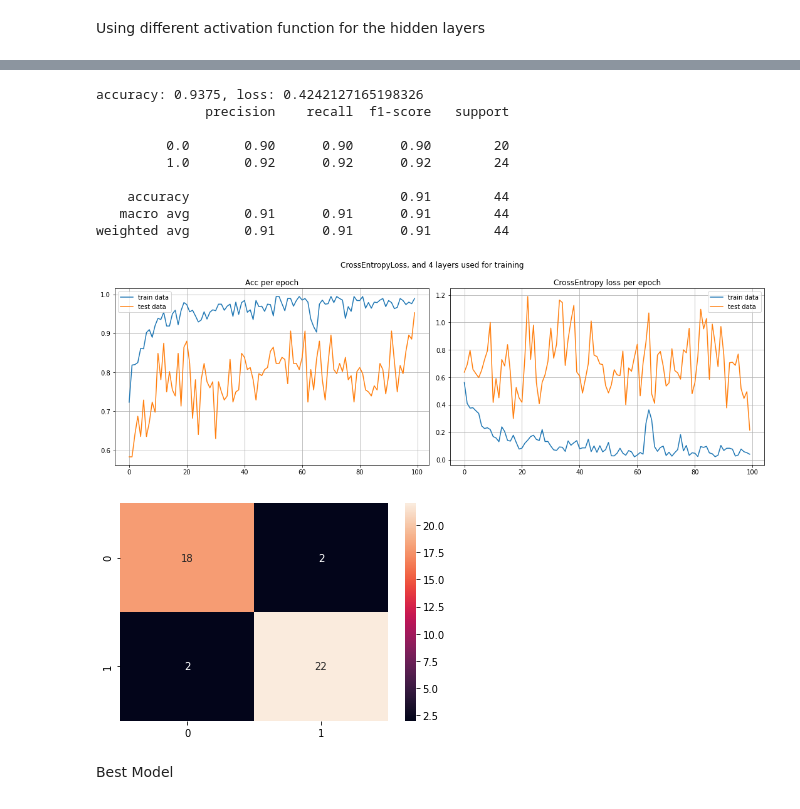
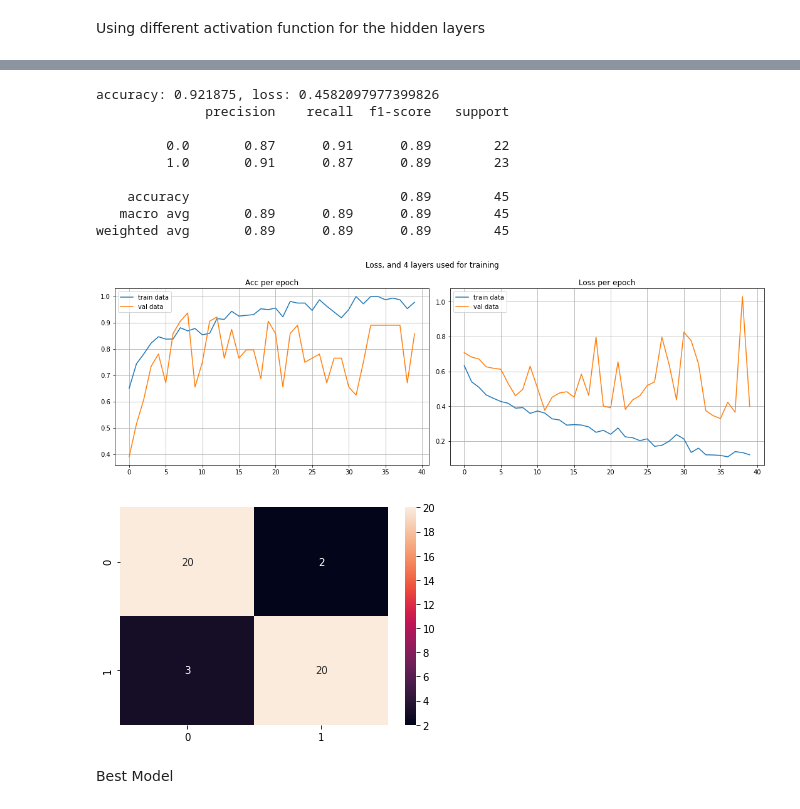
Before and after one commit to zhpinkman/object-detection-sonar, a Jupyter notebook: sonar-classification.ipynb, the cells around one changed output, grey strips where cells are left out. Saved outputs shown, nothing was run; the diff lists cells and outputs as text; code cells hidden in the pictures.

```diff
--- a/sonar-classification.ipynb
+++ b/sonar-classification.ipynb
@@ -96,7 +98,7 @@ class Classifier_nn(nn.Module):
     def forward(self, x):
         for i in range(self.n_layers):
             if i != 0:
-                x = self.bcs[i](nn.Dropout(.05)(self.activation_function(self.fcs[i](x))))
+                x = self.bcs[i](self.activation_function(self.fcs[i](x)))
             else:
                 x = self.bcs[i](self.activation_function(self.fcs[i](x)))
         x = self.fcs[self.n_layers](x)
@@ -165,19 +162,25 @@ def plot_losses(epochs_acc, epochs_loss, epochs_acc_test, epochs_loss_test, titl
     fig, axs = plt.subplots(1, 2, figsize=(15, 5))
     fig.suptitle(title)
     sns.lineplot(data=epochs_acc, label='train data', ax=axs[0])
-    sns.lineplot(data=epochs_acc_test, label='test data', ax=axs[0])
+    sns.lineplot(data=epochs_acc_test, label='val data', ax=axs[0])
     axs[0].grid()
     axs[0].set_title('Acc per epoch')
     sns.lineplot(data=epochs_loss, label='train data', ax=axs[1])
-    sns.lineplot(data=epochs_loss_test, label='test data', ax=axs[1])
+    sns.lineplot(data=epochs_loss_test, label='val data', ax=axs[1])
     axs[1].grid()
-    axs[1].set_title('CrossEntropy loss per epoch')
+    axs[1].set_title('Loss per epoch')
     plt.tight_layout()
 # %%
+from sklearn.model_selection import train_test_split
 def test_model(df, input_size, n_layers, hidden_size, activation_function, output_size, lr, n_epochs, batch_size):
     df = df.copy()
-    train_df = df.sample(frac=.8)
-    test_df = df.drop(train_df.index)
+    y = df.pop(60)
+    X = df
+    X_train, X_test, y_train, y_test = train_test_split(X, y, stratify=y, shuffle=True, test_size=.2)
+    X_train, X_val, y_train, y_val = train_test_split(X_train, y_train, stratify=y_train, shuffle=True, test_size=.2)
+    train_df = pd.concat([X_train, y_train], axis=1)
+    val_df = pd.concat([X_val, y_val], axis=1)
+    test_df = pd.concat([X_test, y_test], axis=1)
     train_loader = to_dataloader(
         df=train_df,
         target_col=60,
@@ -185,6 +188,11 @@ def test_model(df, input_size, n_layers, hidden_size, activation_function, outpu
     )
     test_loader = to_dataloader(
         df=test_df,
+        target_col=60,
+        batch_size=batch_size
+    )
+    val_loader = to_dataloader(
+        df=val_df,
         target_col=60,
         batch_size=batch_size
     )
@@ -198,10 +206,10 @@ def test_model(df, input_size, n_layers, hidden_size, activation_function, outpu
 
     criterion = nn.BCEWithLogitsLoss()
     optimizer = optim.Adam(model.parameters(), lr)
-    epochs_acc, epochs_loss, epochs_acc_test, epochs_loss_test = train(
+    epochs_acc, epochs_loss, epochs_acc_val, epochs_loss_val = train(
         model,
         train_loader,
-        test_loader,
+        val_loader,
         criterion,
         optimizer,
         n_epochs
@@ -209,10 +217,18 @@ def test_model(df, input_size, n_layers, hidden_size, activation_function, outpu
     plot_losses(
         epochs_acc,
         epochs_loss,
-        epochs_acc_test,
-        epochs_loss_test,
-        'CrossEntropyLoss, and {} layers used for training'.format(str(len(hidden_size)))
+        epochs_acc_val,
+        epochs_loss_val,
+        'Loss, and {} layers used for training'.format(str(len(hidden_size)))
     )
+    model = Classifier_nn(
+        input_size=input_size,
+        hidden_size=hidden_size,
+        n_layers=n_layers,
+        output_size=output_size,
+        activation_function=activation_function
+    )
+    model.load_state_dict(torch.load('model.pt'))
     _, _, outputs_agg, targets_agg = check_accuracy(model, test_loader, criterion, True)
     fig = plt.figure()
     sns.heatmap(confusion_matrix(y_true=targets_agg, y_pred=outputs_agg), annot=True)
@@ -280,17 +296,17 @@ weighted avg       0.94      0.93      0.93        44
 # %%
-test_model(df, df.shape[1] - 1, 4, [70, 35, 16, 8], torch.tanh, 1, 0.01, 100, 32)
+test_model(df, df.shape[1] - 1, 4, [70, 35, 16, 8], torch.tanh, 1, 0.001, 40, 32)
 # %% [output]
-accuracy: 0.9375, loss: 0.4242127165198326
+accuracy: 0.921875, loss: 0.4582097977399826
               precision    recall  f1-score   support
 
-         0.0       0.90      0.90      0.90        20
-         1.0       0.92      0.92      0.92        24
+         0.0       0.87      0.91      0.89        22
+         1.0       0.91      0.87      0.89        23
 
-    accuracy                           0.91        44
-   macro avg       0.91      0.91      0.91        44
-weighted avg       0.91      0.91      0.91        44
+    accuracy                           0.89        45
+   macro avg       0.89      0.89      0.89        45
+weighted avg       0.89      0.89      0.89        45
-[figure, old version]
+[figure, new version]
-[figure, old version]
+[figure, new version]
 # %% [markdown]
 Best Model
 # %%
```
Also changed, not shown: parts of 12 cells of this notebook, 3 other files.
